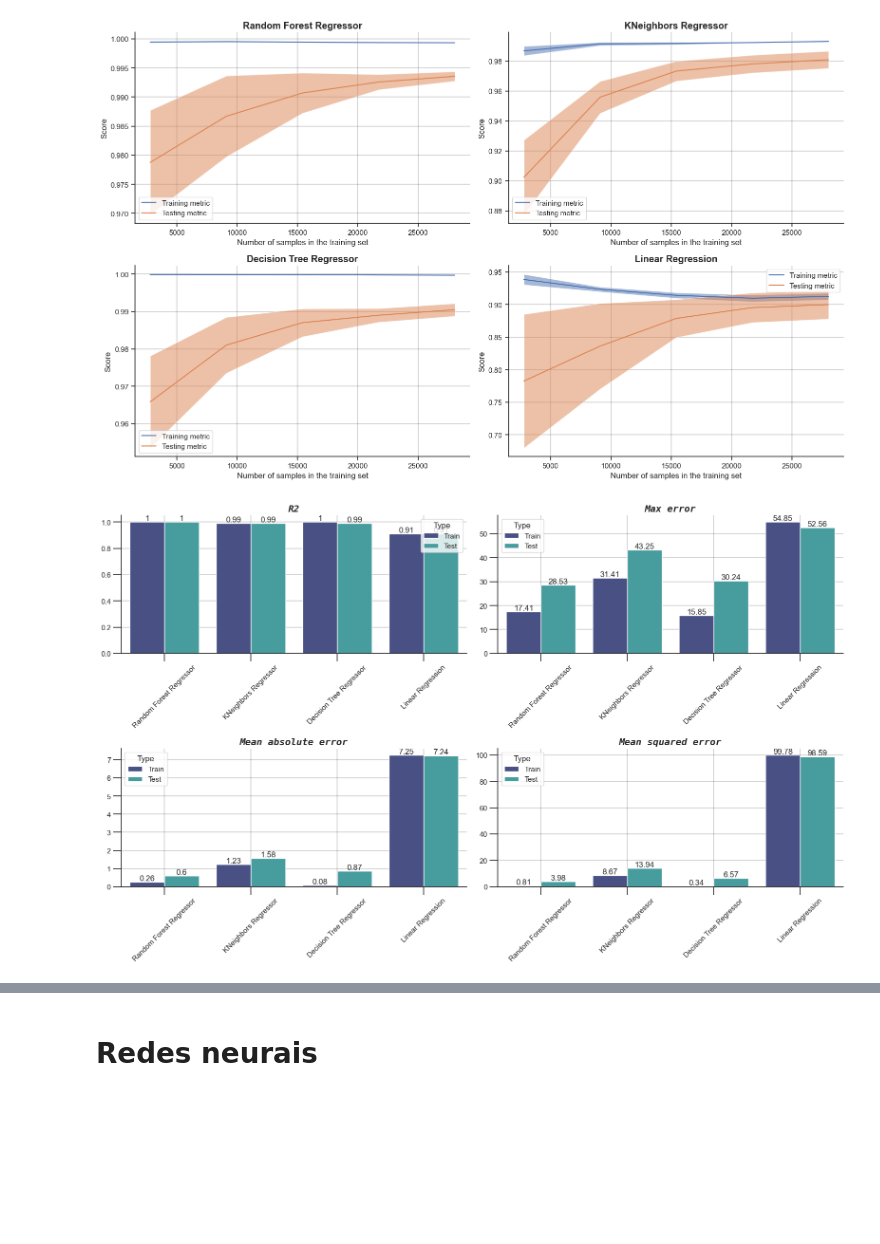
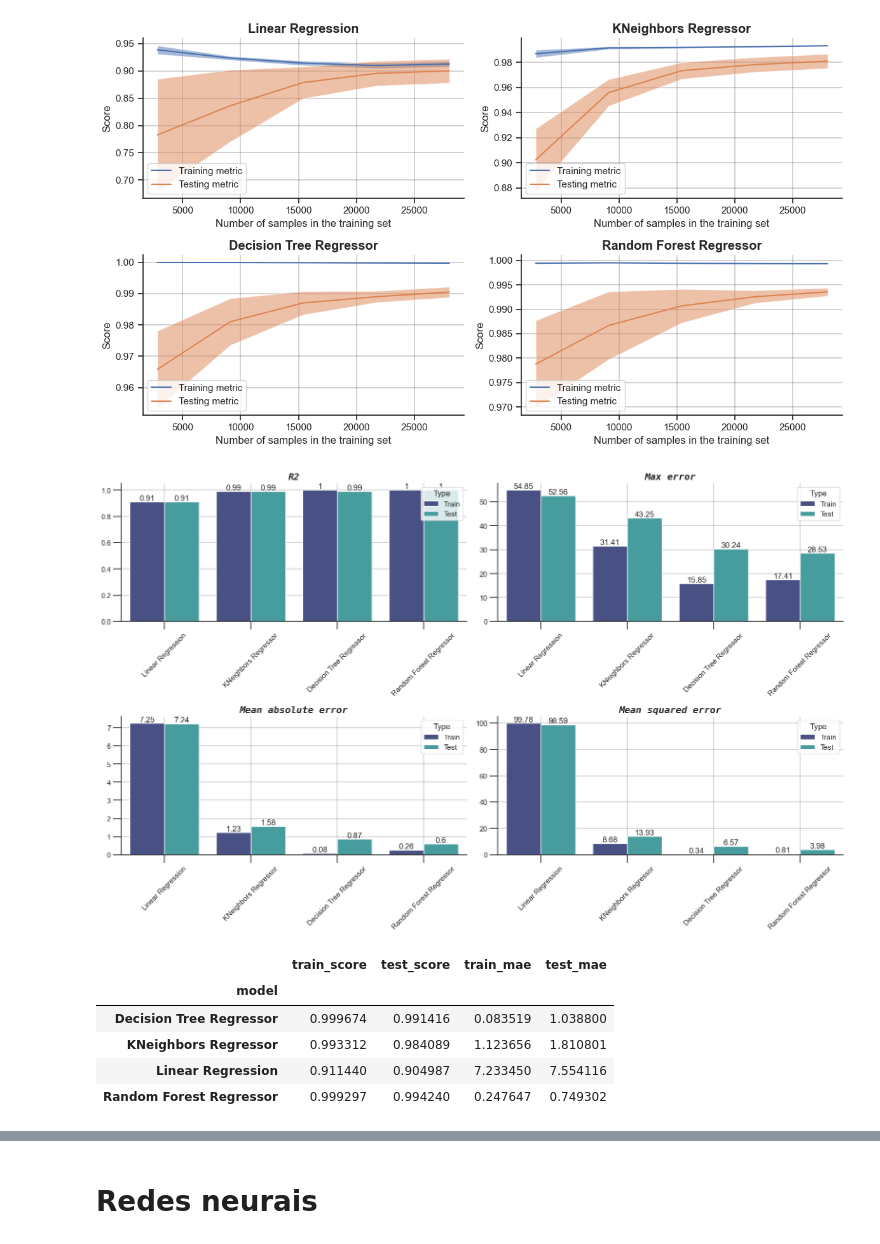
Before and after one commit to MatBrands/Data4All_Business-Case, a Jupyter notebook: main/notebooks/model.ipynb, the cells around one changed output, grey strips where cells are left out. Cells and saved outputs as stored; diff of their text form; code cells hidden in the pictures; blank space fills up the shorter version.

```diff
--- a/main/notebooks/model.ipynb
+++ b/main/notebooks/model.ipynb
@@ -35,3 +43,5 @@ df.sample(5)
+# %%
+df.estado_semana = LabelEncoder().fit_transform(df.estado_semana)
 # %%
 features = df.drop(columns = ['consumo_energia', 'potencia_principal', 'co2'])
 target = df.consumo_energia
@@ -51,7 +61,7 @@ preprocessor = ColumnTransformer(
     ]
 )
 # %%
-def create_model(model, preprocessor = preprocessor):
+def create_model(model, preprocessor = preprocessor) -> Pipeline:
     return Pipeline(steps=[
         ('preprocessor', preprocessor),
         ("model", model)
@@ -90,16 +100,16 @@ def create_scores(model_list, train_x, train_y, test_x, test_y):
     return pd.DataFrame(scores)
 # %%
 model_list = {
-    'Random Forest Regressor': create_model(RandomForestRegressor(random_state=777, n_jobs=-1)),
+    'Linear Regression': create_model(LinearRegression()),
     'KNeighbors Regressor': create_model(KNeighborsRegressor()),
     'Decision Tree Regressor': create_model(DecisionTreeRegressor(random_state=777)),
-    'Linear Regression': create_model(LinearRegression())
+    'Random Forest Regressor': create_model(RandomForestRegressor(random_state=777, n_jobs=-1)),
 }
 # %%
 scores = create_scores(model_list, x_train, y_train, x_test, y_test)
 # %%
-def create_learning_curves(model_list: dict, features: pd.DataFrame, target: pd.Series, n_row: 2, n_col: 2):
-    fig = plt.figure(figsize=(16, 10))
+def create_learning_curves(model_list: dict, features: pd.DataFrame, target: pd.Series, n_row = 2, n_col = 2) -> None:
+    fig = plt.figure(figsize=(12, 7))
     for i, (algorithm, model_) in enumerate(model_list.items()):
         ax = fig.add_subplot(n_row, n_col, i + 1)
         plt.title(f"{algorithm}", fontsize='large', fontweight='bold')
@@ -109,8 +119,8 @@ def create_learning_curves(model_list: dict, features: pd.DataFrame, target: pd.
         LearningCurveDisplay.from_estimator(model_, features, target, score_type='both', ax=ax, cv=5, scoring='r2', n_jobs=-1, random_state=777)
     fig.tight_layout()
 # %%
-create_learning_curves(model_list, features, target, 2, 2)
+create_learning_curves(model_list, features, target)
 plt.show()
 # %% [output]
-[figure, old version]
+[figure, new version]
 # %%
@@ -129,7 +139,7 @@ def create_plot(results: pd.DataFrame, n_rows: int, n_cols: int, rot=45):
         ax.grid(visible=True, color='black', linewidth=.25)
     fig.tight_layout()
 # %%
-create_plot(scores, 2, 2)
+create_plot(scores)
 plt.show()
 # %% [output]
-[figure, old version]
+[figure, new version]
@@ -135,0 +176,9 @@ plt.show()
+# %%
+pd.DataFrame(pd.concat(model_results, ignore_index=True)).groupby('model').mean()
+# %% [output]
+|  | train_score | test_score | train_mae | test_mae |
+| model |  |  |  |  |
+| Decision Tree Regressor | 0.999674 | 0.991416 | 0.083519 | 1.038800 |
+| KNeighbors Regressor | 0.993312 | 0.984089 | 1.123656 | 1.810801 |
+| Linear Regression | 0.911440 | 0.904987 | 7.233450 | 7.554116 |
+| Random Forest Regressor | 0.999297 | 0.994240 | 0.247647 | 0.749302 |
```
Also changed, not shown: parts of 28 cells of this notebook.
